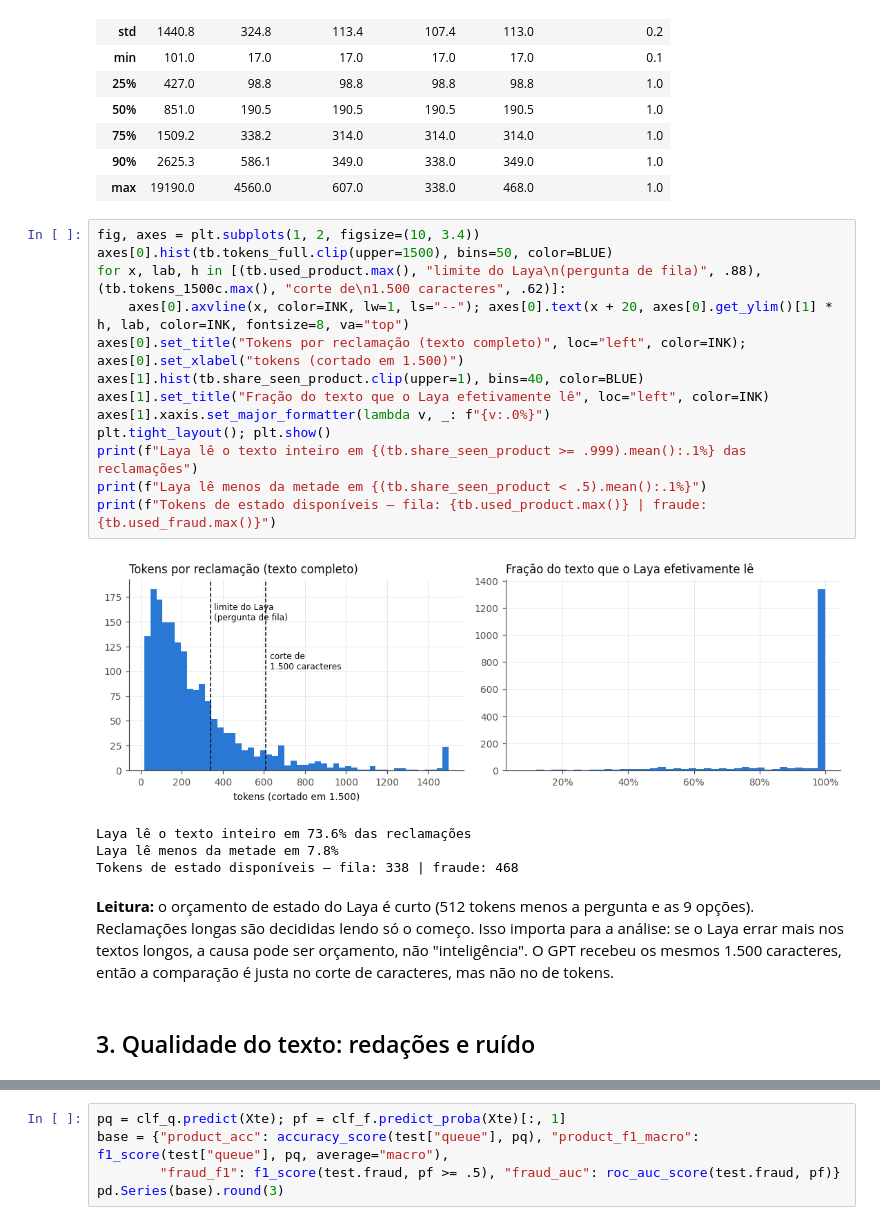
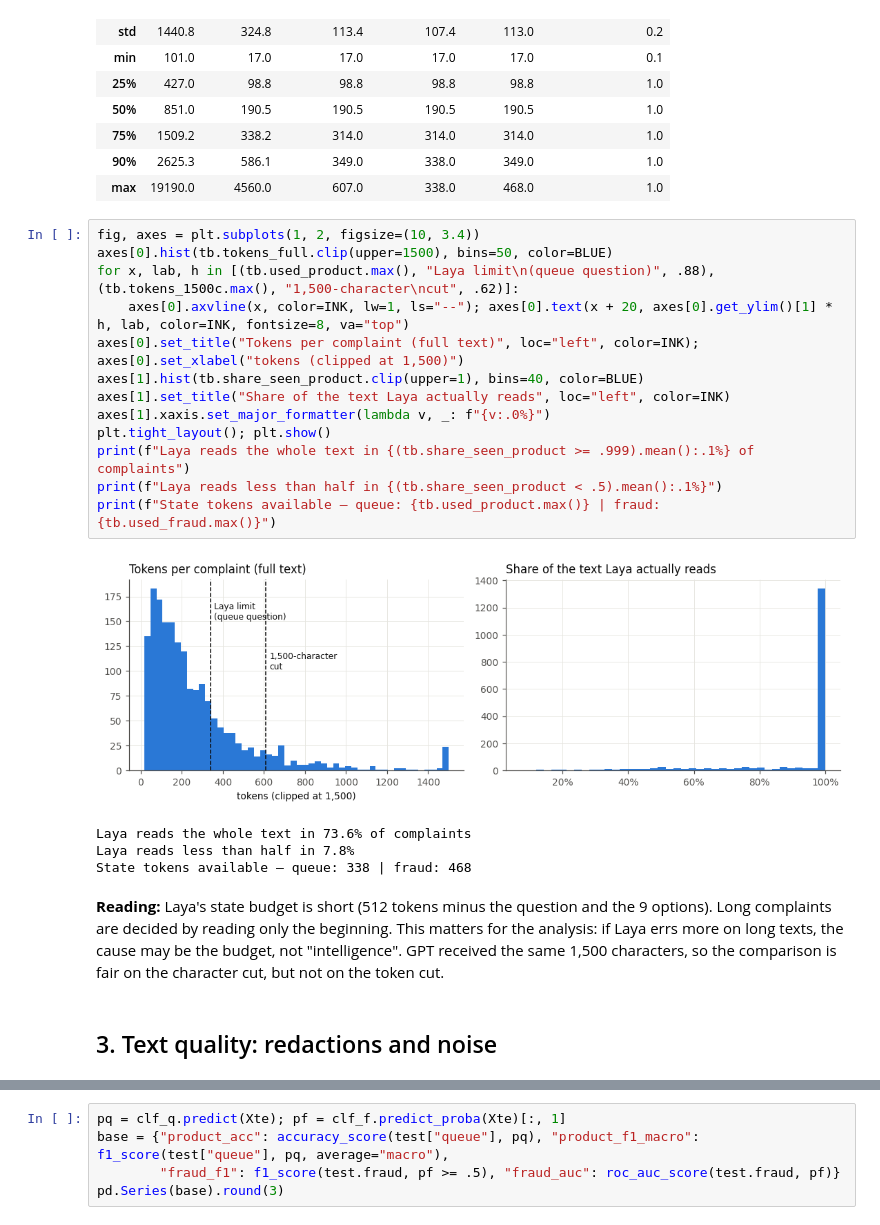
Before and after one commit to stuaninauts/laya-vs-llms-benchmark, a Jupyter notebook: 07_eda.ipynb, the cells around one changed output, grey strips where cells are left out. Saved outputs shown, nothing was run; the diff lists cells and outputs as text.

```diff
--- a/07_eda.ipynb
+++ b/07_eda.ipynb
@@ -156,28 +156,28 @@ max_len 512 | head_max_len 192
 # %%
 fig, axes = plt.subplots(1, 2, figsize=(10, 3.4))
 axes[0].hist(tb.tokens_full.clip(upper=1500), bins=50, color=BLUE)
-for x, lab, h in [(tb.used_product.max(), "limite do Laya\n(pergunta de fila)", .88), (tb.tokens_1500c.max(), "corte de\n1.500 caracteres", .62)]:
+for x, lab, h in [(tb.used_product.max(), "Laya limit\n(queue question)", .88), (tb.tokens_1500c.max(), "1,500-character\ncut", .62)]:
     axes[0].axvline(x, color=INK, lw=1, ls="--"); axes[0].text(x + 20, axes[0].get_ylim()[1] * h, lab, color=INK, fontsize=8, va="top")
-axes[0].set_title("Tokens por reclamação (texto completo)", loc="left", color=INK); axes[0].set_xlabel("tokens (cortado em 1.500)")
+axes[0].set_title("Tokens per complaint (full text)", loc="left", color=INK); axes[0].set_xlabel("tokens (clipped at 1,500)")
 axes[1].hist(tb.share_seen_product.clip(upper=1), bins=40, color=BLUE)
-axes[1].set_title("Fração do texto que o Laya efetivamente lê", loc="left", color=INK)
+axes[1].set_title("Share of the text Laya actually reads", loc="left", color=INK)
 axes[1].xaxis.set_major_formatter(lambda v, _: f"{v:.0%}")
 plt.tight_layout(); plt.show()
-print(f"Laya lê o texto inteiro em {(tb.share_seen_product >= .999).mean():.1%} das reclamações")
-print(f"Laya lê menos da metade em {(tb.share_seen_product < .5).mean():.1%}")
-print(f"Tokens de estado disponíveis — fila: {tb.used_product.max()} | fraude: {tb.used_fraud.max()}")
+print(f"Laya reads the whole text in {(tb.share_seen_product >= .999).mean():.1%} of complaints")
+print(f"Laya reads less than half in {(tb.share_seen_product < .5).mean():.1%}")
+print(f"State tokens available — queue: {tb.used_product.max()} | fraud: {tb.used_fraud.max()}")
 # %% [output]
-[figure, old version]
+[figure, new version]
-Laya lê o texto inteiro em 73.6% das reclamações
-Laya lê menos da metade em 7.8%
-Tokens de estado disponíveis — fila: 338 | fraude: 468
+Laya reads the whole text in 73.6% of complaints
+Laya reads less than half in 7.8%
+State tokens available — queue: 338 | fraud: 468
-# %% [markdown]
-**Leitura:** o orçamento de estado do Laya é curto (512 tokens menos a pergunta e as 9 opções).
-Reclamações longas são decididas lendo só o começo. Isso importa para a análise: se o Laya errar
-mais nos textos longos, a causa pode ser orçamento, não "inteligência". O GPT recebeu os mesmos
-1.500 caracteres, então a comparação é justa no corte de caracteres, mas não no de tokens.
-# %% [markdown]
-## 3. Qualidade do texto: redações e ruído
+# %% [markdown]
+**Reading:** Laya's state budget is short (512 tokens minus the question and the 9 options).
+Long complaints are decided by reading only the beginning. This matters for the analysis: if Laya errs
+more on long texts, the cause may be the budget, not "intelligence". GPT received the same
+1,500 characters, so the comparison is fair on the character cut, but not on the token cut.
+# %% [markdown]
+## 3. Text quality: redactions and noise
 # %%
 def redaction_share(t):
     words = t.split()
```
Also changed, not shown: parts of 38 cells of this notebook, 34 other files.
